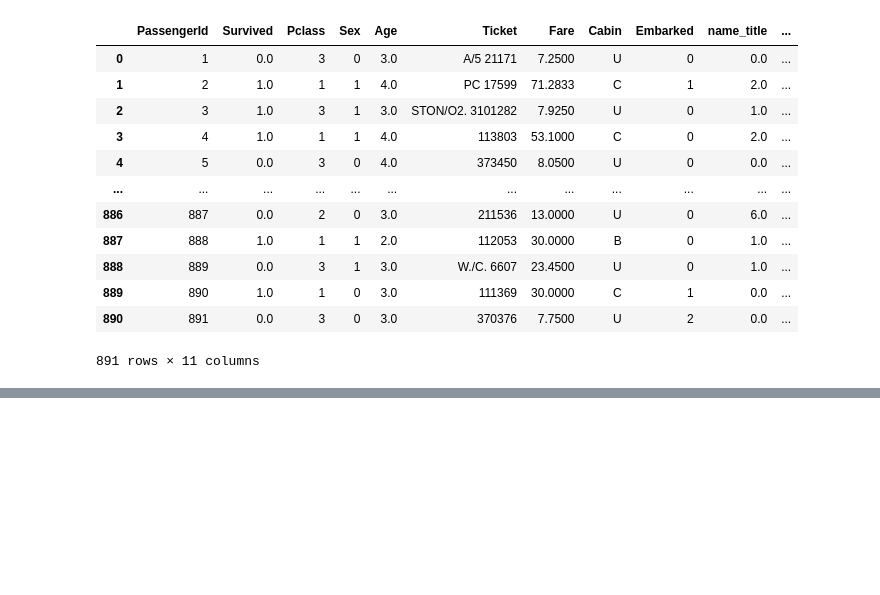
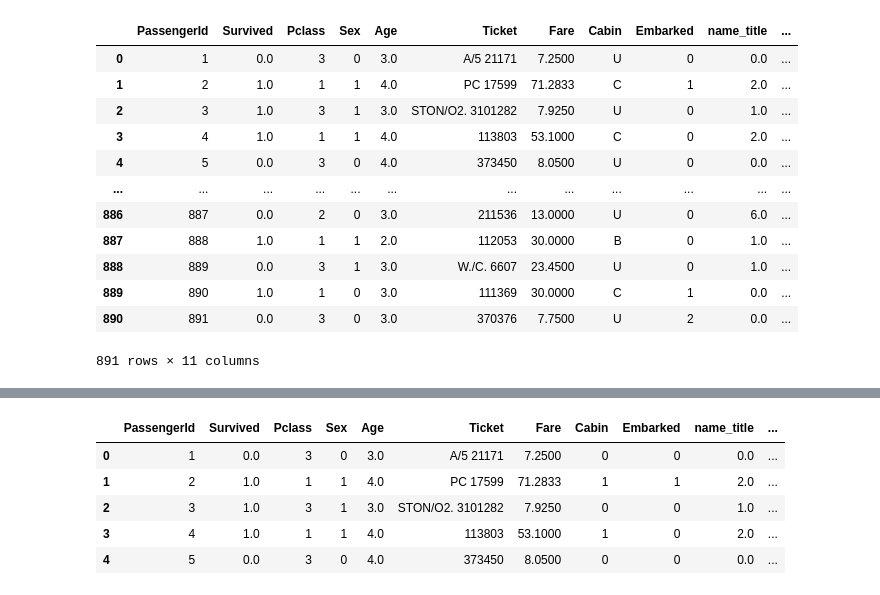
Before and after one commit to miji-lee-kr/titanic_practice, a Jupyter notebook: titanic.ipynb, the cells around one changed output, grey strips where cells are left out. Cells and saved outputs as stored; diff of their text form; code cells hidden in the pictures; blank space fills up the shorter version.

```diff
--- a/titanic.ipynb
+++ b/titanic.ipynb
@@ -1020,0 +1067,12 @@ df['Cabin'] = df['Cabin'].factorize()[0]
+# %%
+df['Ticket_initial'] = df['Ticket'].str.extract('([^ \t\n\r\f\v]+) ') # .str: 칼럼의 각 행에 문자열 메소드 한번에 적용
+                                                # map(lambda x: x.extract())보다 더 빠르고, NA 만나도 에러 안나서 좋음
+df['Ticket_number'] = df['Ticket'].str.extract('( [^ \t\n\r\f\v]+)')
+df.head() # 텍스트
+# %% [output]
+|  | PassengerId | Survived | Pclass | Sex | Age | Ticket | Fare | Cabin | Embarked | name_title | ... |
+| 0 | 1 | 0.0 | 3 | 0 | 3.0 | A/5 21171 | 7.2500 | 0 | 0 | 0.0 | ... |
+| 1 | 2 | 1.0 | 1 | 1 | 4.0 | PC 17599 | 71.2833 | 1 | 1 | 2.0 | ... |
+| 2 | 3 | 1.0 | 3 | 1 | 3.0 | STON/O2. 3101282 | 7.9250 | 0 | 0 | 1.0 | ... |
+| 3 | 4 | 1.0 | 1 | 1 | 4.0 | 113803 | 53.1000 | 1 | 0 | 2.0 | ... |
+| 4 | 5 | 0.0 | 3 | 0 | 4.0 | 373450 | 8.0500 | 0 | 0 | 0.0 | ... |
```
Also changed, not shown: parts of 33 cells of this notebook, 1 other file.
